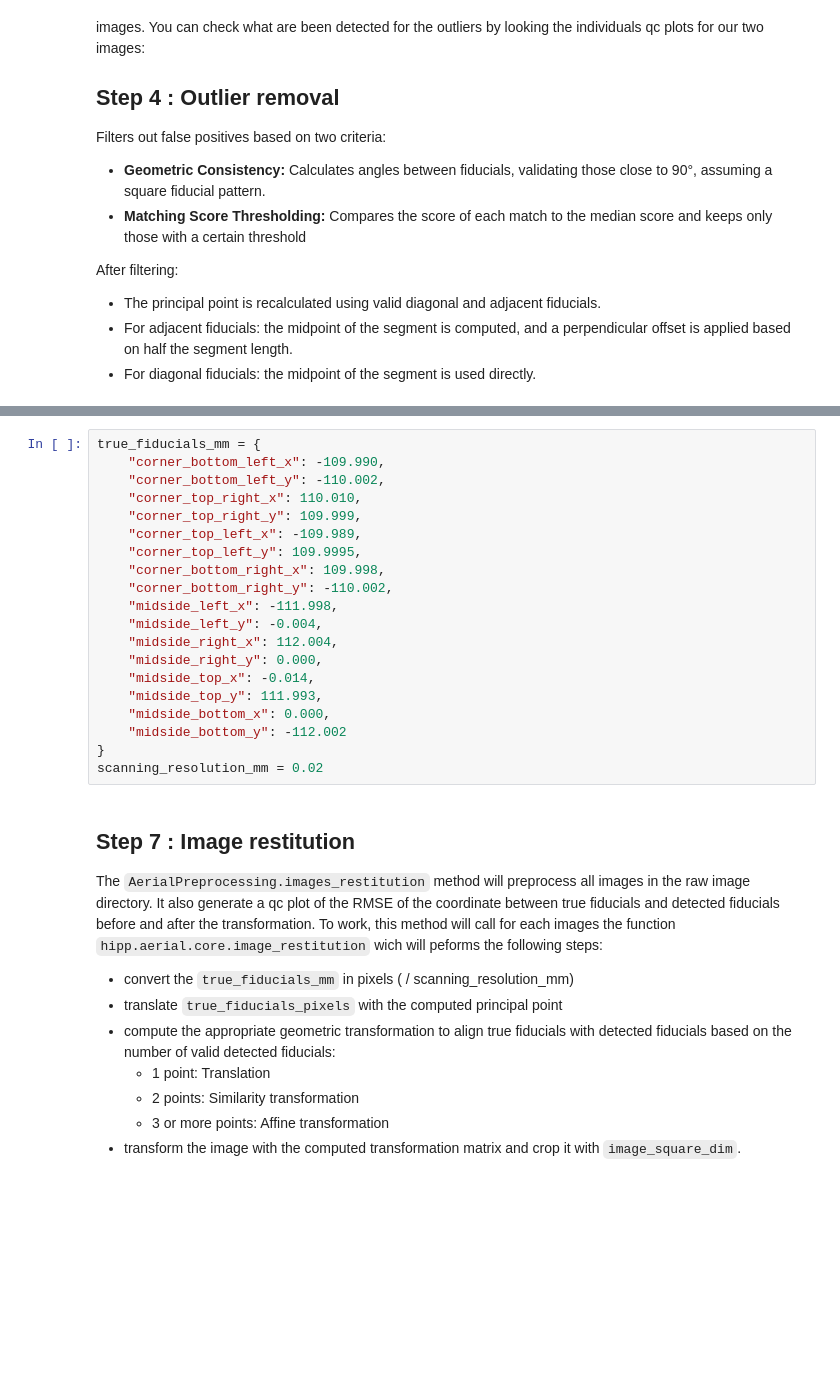
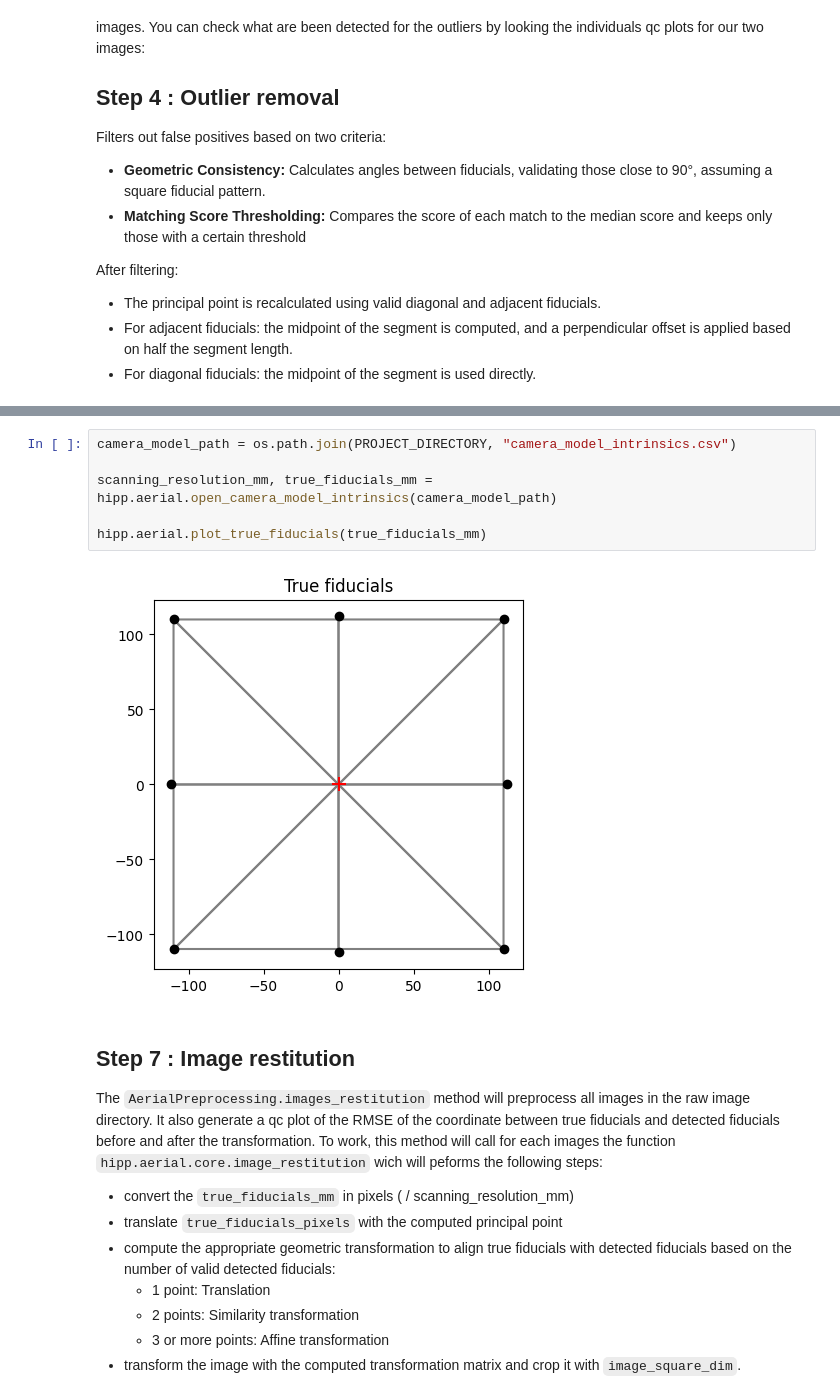
Before and after one commit to shippp/hipp, a Jupyter notebook: notebooks/aerial_preprocessing.ipynb, the cells around one changed output, grey strips where cells are left out. Cells and saved outputs as stored; diff of their text form; blank space fills up the shorter version.

```diff
--- a/notebooks/aerial_preprocessing.ipynb
+++ b/notebooks/aerial_preprocessing.ipynb
@@ -117,23 +124,11 @@ As we can see on those qc plots, outliers seems to be correctly removed and we n
-# %%
-true_fiducials_mm = {
-    "corner_bottom_left_x": -109.990,
-    "corner_bottom_left_y": -110.002,
-    "corner_top_right_x": 110.010,
-    "corner_top_right_y": 109.999,
-    "corner_top_left_x": -109.989,
-    "corner_top_left_y": 109.9995,
-    "corner_bottom_right_x": 109.998,
-    "corner_bottom_right_y": -110.002,
-    "midside_left_x": -111.998,
-    "midside_left_y": -0.004,
-    "midside_right_x": 112.004,
-    "midside_right_y": 0.000,
-    "midside_top_x": -0.014,
-    "midside_top_y": 111.993,
-    "midside_bottom_x": 0.000,
-    "midside_bottom_y": -112.002
-}
-scanning_resolution_mm = 0.02
+# %%
+camera_model_path = os.path.join(PROJECT_DIRECTORY, "camera_model_intrinsics.csv")
+
+scanning_resolution_mm, true_fiducials_mm = hipp.aerial.open_camera_model_intrinsics(camera_model_path)
+
+hipp.aerial.plot_true_fiducials(true_fiducials_mm)
+# %% [output]
+[figure, added]
 # %% [markdown]
 ## Step 7 : Image restitution
 
```
Also changed, not shown: parts of 11 cells of this notebook, 7 other files.
